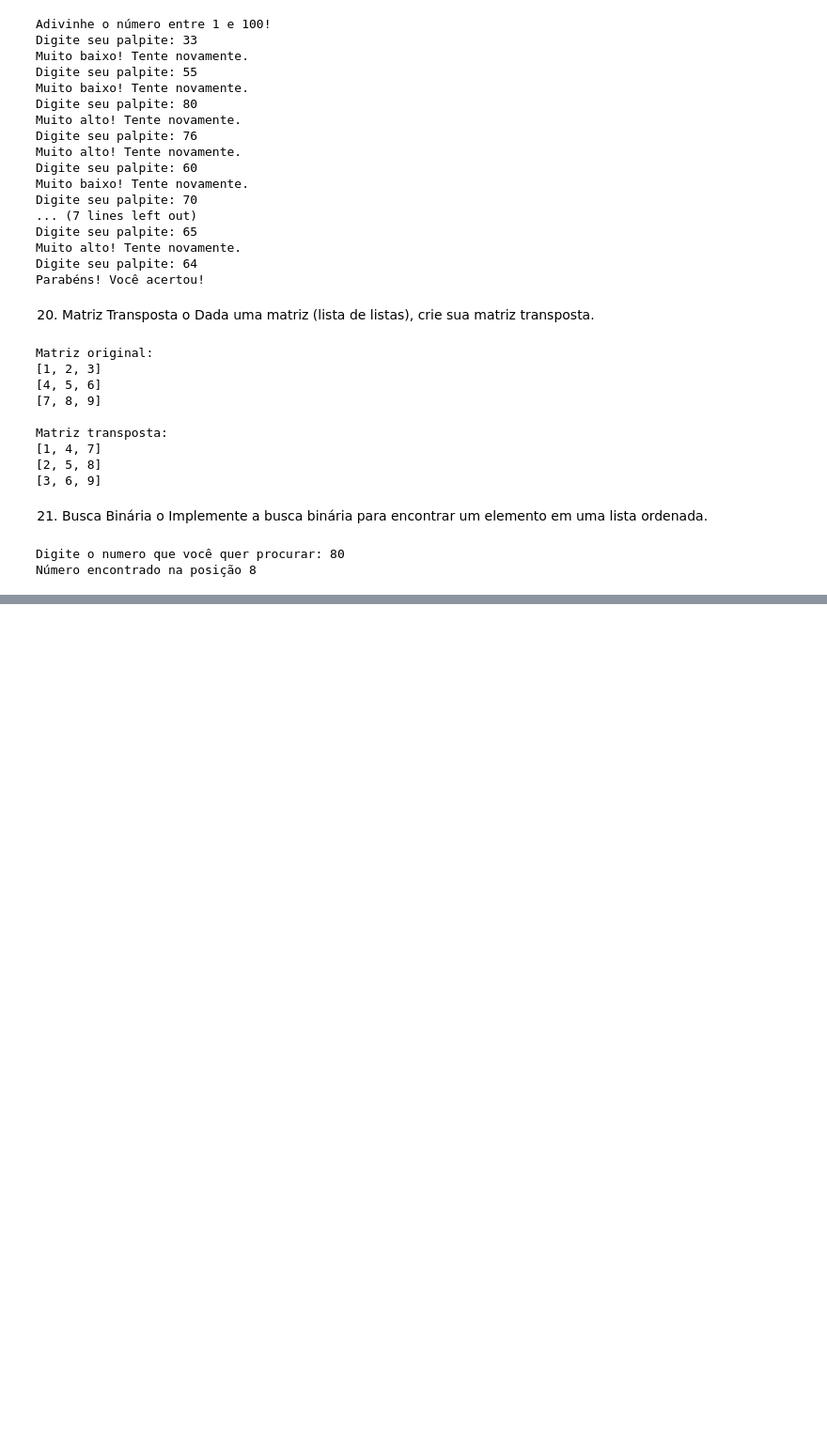
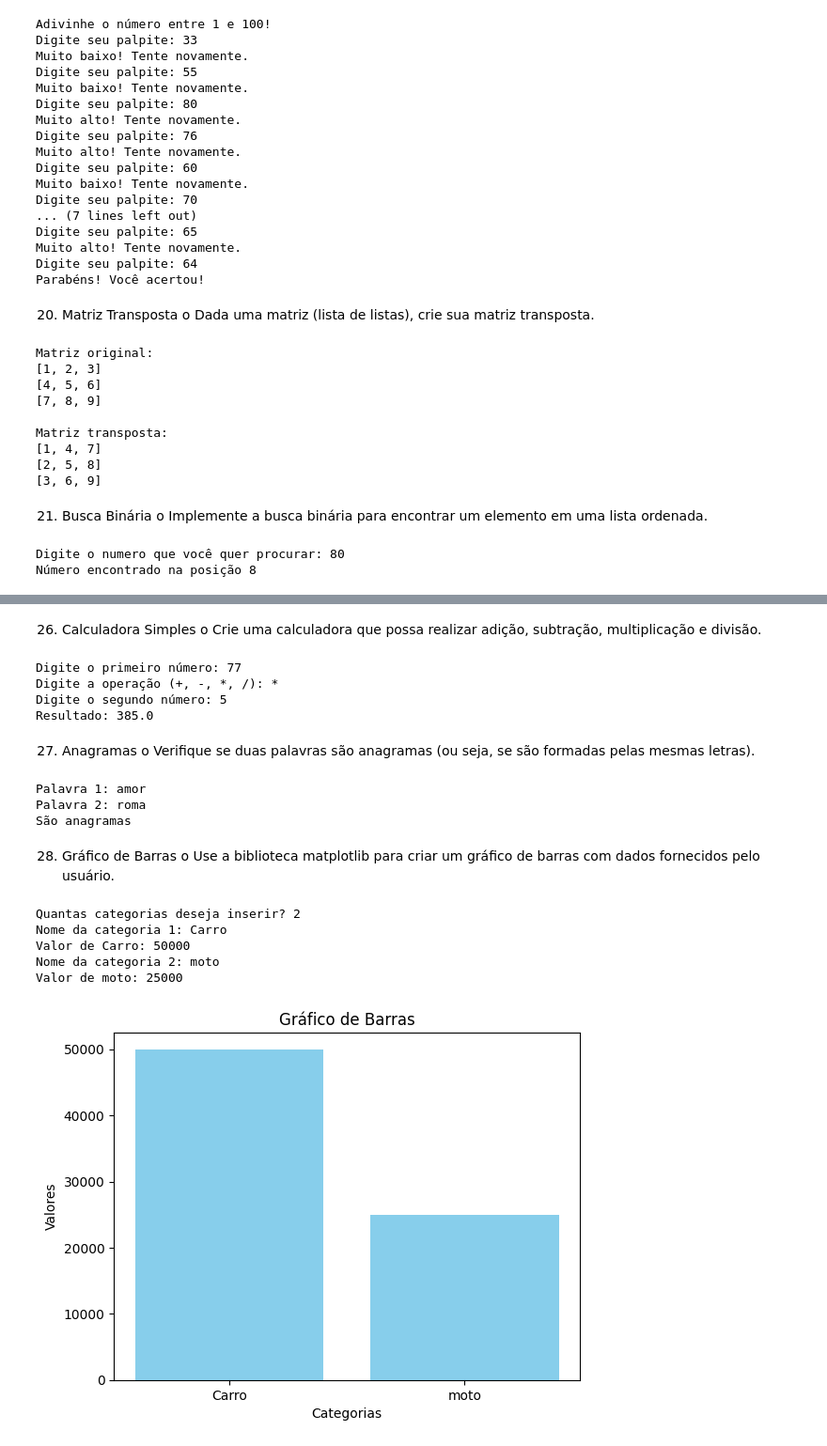
Before and after one commit to liraaricardo/exercicio_ia, a Jupyter notebook: Exercicios_Python__Ricardo_Lira_6B_Noturno_.ipynb, the cells around one changed output, grey strips where cells are left out. Shown at 94% size. Cells and saved outputs as stored; diff of their text form; code cells hidden in the pictures; blank space fills up the shorter version.

```diff
--- a/Exercicios_Python__Ricardo_Lira_6B_Noturno_.ipynb
+++ b/Exercicios_Python__Ricardo_Lira_6B_Noturno_.ipynb
@@ -397,0 +527,79 @@ Número encontrado na posição 8
+# %% [markdown]
+26. Calculadora Simples
+o Crie uma calculadora que possa realizar adição, subtração,
+multiplicação e divisão.
+# %%
+num1 = float(input("Digite o primeiro número: "))#variavel para o usuario digitar o primeiro numero
+operador = input("Digite a operação (+, -, *, /): ")#variavel para o usuario escolher uma operação
+num2 = float(input("Digite o segundo número: "))#variavel para o usuario digitar o segundo numero
+
+#if/elif verifica qual operação foi escolhida e calcula o resultado
+
+if operador == "+":
+    resultado = num1 + num2
+elif operador == "-":
+    resultado = num1 - num2
+elif operador == "*":
+    resultado = num1 * num2
+elif operador == "/":
+    if num2 == 0:
+        resultado = "Erro: divisão por zero"#mensagem de erro se o usuario dividir por 0
+    else:
+        resultado = num1 / num2
+else:
+    resultado = "Operador inválido"
+
+print(f"Resultado: {resultado}")
+# %% [output]
+Digite o primeiro número: 77
+Digite a operação (+, -, *, /): *
+Digite o segundo número: 5
+Resultado: 385.0
+# %% [markdown]
+27. Anagramas
+o Verifique se duas palavras são anagramas (ou seja, se são formadas
+pelas mesmas letras).
+# %%
+
+palavra1 = input("Palavra 1: ")
+palavra2 = input("Palavra 2: ")
+if sorted(palavra1.lower()) == sorted(palavra2.lower()):#sorted(palavra) transforma a palavra numa lista de letras ordenadas,.lower() deixa tudo em minúsculo antes de comparar
+    print("São anagramas")#se as palavras tiverem as mesmas letras mesmo em ordem diferente depois de ordenadas elas ficam idênticas
+else:
+    print("Não são anagramas")
+# %% [output]
+Palavra 1: amor
+Palavra 2: roma
+São anagramas
+# %% [markdown]
+28. Gráfico de Barras
+o Use a biblioteca matplotlib para criar um gráfico de barras com
+dados fornecidos pelo usuário.
+# %%
+import matplotlib.pyplot as plt
+
+categorias = []
+valores = []
+
+quantidade = int(input("Quantas categorias deseja inserir? "))#para o usuario digitar uma quantidade de categorias
+
+for i in range(quantidade):
+    nome = input(f"Nome da categoria {i + 1}: ")#para o usuario colocar os nomes da categoria
+    valor = float(input(f"Valor de {nome}: "))#para o usuario colocar os valores da categoria
+    categorias.append(nome)
+    valores.append(valor)
+
+plt.bar(categorias, valores, color='skyblue')#plt.bar(categorias, valores) é a função do matplotlib que desenha o gráfico de barras, usando categorias como eixo X e valores como altura das barras
+
+#plt.xlabel, plt.ylabel e plt.title adicionam legendas aos eixos e um título ao gráfico
+plt.xlabel("Categorias")
+plt.ylabel("Valores")
+plt.title("Gráfico de Barras")
+plt.show()#plt.show() exibe o gráfico na tela
+# %% [output]
+Quantas categorias deseja inserir? 2
+Nome da categoria 1: Carro
+Valor de Carro: 50000
+Nome da categoria 2: moto
+Valor de moto: 25000
+[figure, added]
```
Also changed, not shown: parts of 32 cells of this notebook.
